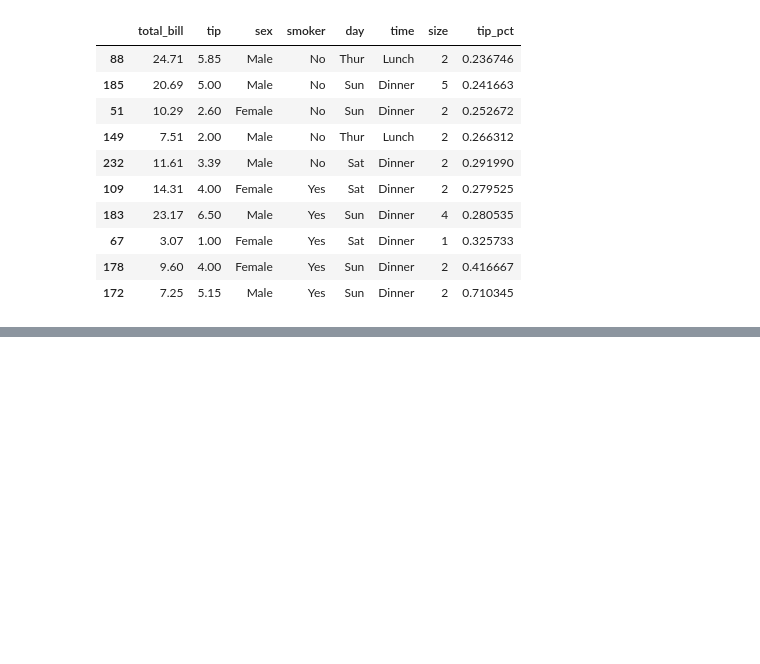
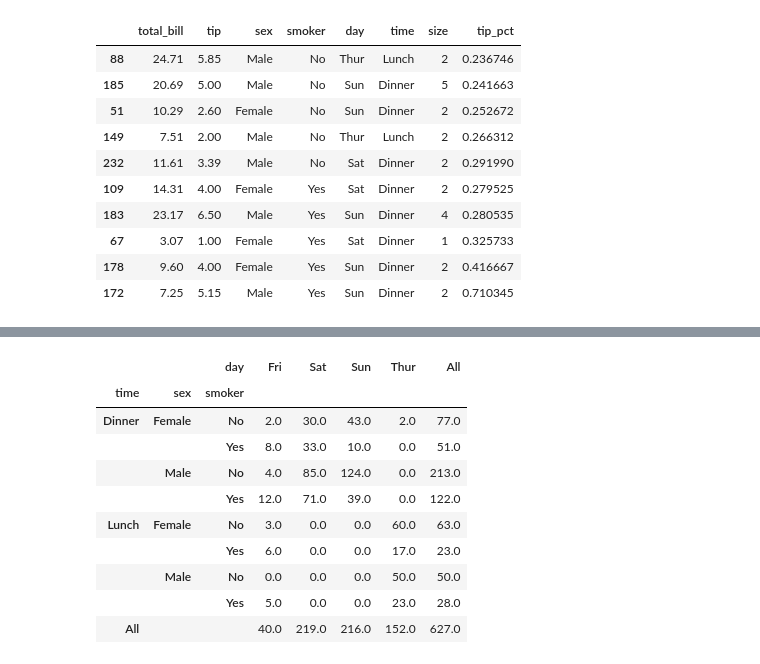
Before and after one commit to yanzhen74/dataanalysisbypython, a Jupyter notebook: ch09third.ipynb, the cells around one changed output, grey strips where cells are left out. Cells and saved outputs as stored; diff of their text form; code cells hidden in the pictures; blank space fills up the shorter version.

```diff
--- a/ch09third.ipynb
+++ b/ch09third.ipynb
@@ -232,0 +284,15 @@ tips.groupby('smoker', group_keys=False).apply(top)
+# %%
+tips.pivot_table('size', index=['time', 'sex', 'smoker'],
+                columns='day', aggfunc='sum', fill_value=0, margins=True)
+# %% [output]
+|  |  | day | Fri | Sat | Sun | Thur | All |
+| time | sex | smoker |  |  |  |  |  |
+| Dinner | Female | No | 2.0 | 30.0 | 43.0 | 2.0 | 77.0 |
+|  |  | Yes | 8.0 | 33.0 | 10.0 | 0.0 | 51.0 |
+|  | Male | No | 4.0 | 85.0 | 124.0 | 0.0 | 213.0 |
+|  |  | Yes | 12.0 | 71.0 | 39.0 | 0.0 | 122.0 |
+| Lunch | Female | No | 3.0 | 0.0 | 0.0 | 60.0 | 63.0 |
+|  |  | Yes | 6.0 | 0.0 | 0.0 | 17.0 | 23.0 |
+|  | Male | No | 0.0 | 0.0 | 0.0 | 50.0 | 50.0 |
+|  |  | Yes | 5.0 | 0.0 | 0.0 | 23.0 | 28.0 |
+| All |  |  | 40.0 | 219.0 | 216.0 | 152.0 | 627.0 |
```
Also changed, not shown: parts of 8 cells of this notebook.
